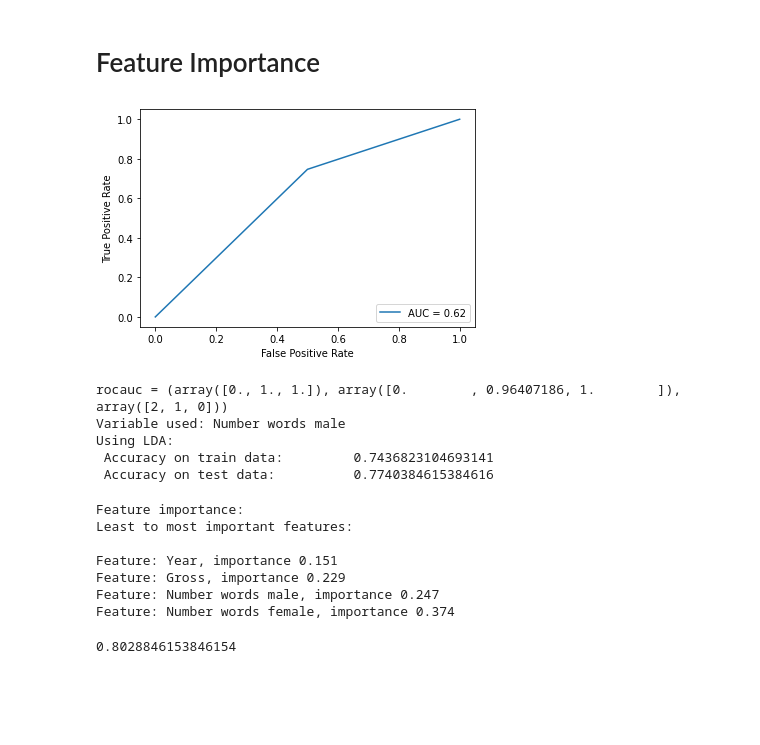
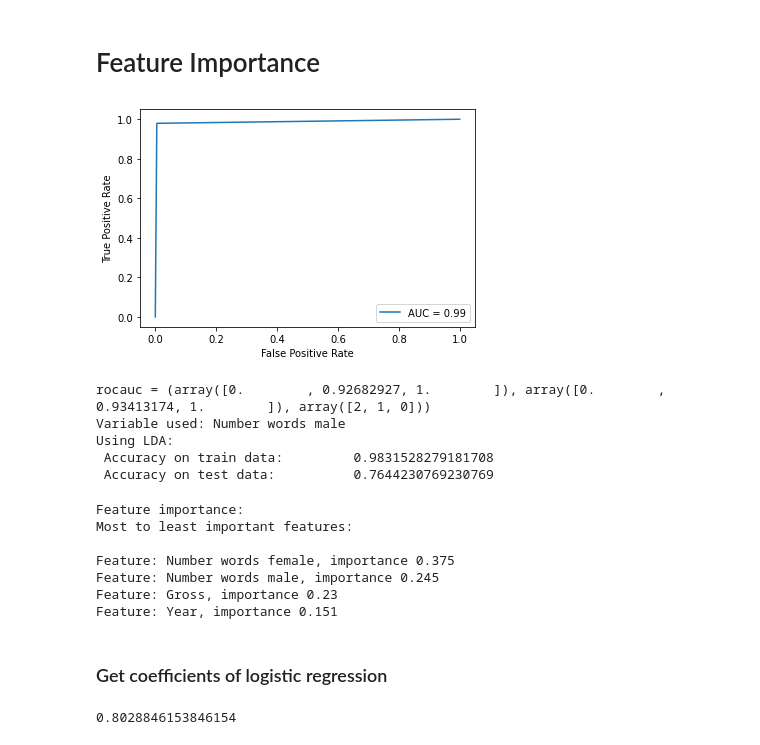
Before and after one commit to GustavFredrikson/Statistical-Machine-Learning, a Jupyter notebook: Mini_Project.ipynb, the cells around one changed output. Drawn from its saved outputs; the diff is of its cells as text; code cells hidden in the pictures; blank space fills up the shorter version.

```diff
--- a/Mini_Project.ipynb
+++ b/Mini_Project.ipynb
@@ -156,11 +142,6 @@ memory usage: 113.8+ KB
 # %% [markdown]
 # Feature Importance
 # %%
-from sklearn.metrics import roc_curve, auc, RocCurveDisplay
-from sklearn.preprocessing import LabelEncoder
-from sklearn.ensemble import RandomForestClassifier
-from sklearn.discriminant_analysis import LinearDiscriminantAnalysis, QuadraticDiscriminantAnalysis
-from sklearn.linear_model import LogisticRegression
 le = LabelEncoder()
 
 test = pd.read_csv("test.csv")
@@ -172,41 +153,42 @@ y_train = train_1["Lead"]
 x_train = train_1.drop(columns=["Lead"])
 x_test = test_1.drop(columns=["Lead"])
 y_test = test_1["Lead"]
 
 le.fit(y_train)
 y_train = le.transform(y_train)
 y_test = le.transform(y_test)
 
-all = ["Number words female", "Number words male", "Year", "Gross"]
+
 i = 1
 cols = all
 
 x_val = x_test[cols]
 X = x_train[cols]
 y = y_train
 
-model = QuadraticDiscriminantAnalysis()
+model = RandomForestClassifier(bootstrap=False, max_depth=110, max_features='auto',
+                               min_samples_leaf=2, min_samples_split=10, n_estimators=800)
 model.fit(X, y)
 
 fpr, tpr, thresholds = roc_curve(model.predict(X), y)
 roc_auc = auc(fpr, tpr)
 
 display = RocCurveDisplay(fpr=fpr, tpr=tpr, roc_auc=roc_auc)
 display.plot()
 plt.show()
 
 print(f"rocauc = {roc_curve(y_test, model.predict(x_val))}")
 
 print(f"Variable used: {all[i]}")
 print(f"Using LDA: \n Accuracy on train data: \t {model.score(X,y)}")
 print(f" Accuracy on test data: \t {model.score(x_val, y_test)} \n\n")
 # %% [output]
-[figure, old version]
+[figure, new version]
-rocauc = (array([0., 1., 1.]), array([0.        , 0.96407186, 1.        ]), array([2, 1, 0]))
+rocauc = (array([0.        , 0.92682927, 1.        ]), array([0.        , 0.93413174, 1.        ]), array([2, 1, 0]))
 Variable used: Number words male
 Using LDA:
- Accuracy on train data:         0.7436823104693141
- Accuracy on test data:          0.7740384615384616
+ Accuracy on train data:         0.9831528279181708
+ Accuracy on test data:          0.7644230769230769
 # %%
 model = RandomForestClassifier(bootstrap=False, max_depth=110, max_features='auto',
                             min_samples_leaf=2, min_samples_split=10, n_estimators=800)
@@ -215,19 +197,21 @@ model.fit(X, y)
 print("Feature importance: ")
 
 lst = list(model.feature_importances_)
-lst.sort()
+lst.sort(reverse=True)
 unsorted = {model.feature_importances_[i]: all[i] for i in range(len(all))}
 sorted = {unsorted[i]: i for i in lst}
 
-print("Least to most important features:\n")
+print("Most to least important features:\n")
 for key, val in sorted.items():
     print(f"Feature: {key}, importance {round(val, 3)}")
 # %% [output]
 Feature importance:
-Least to most important features:
+Most to least important features:
 
+Feature: Number words female, importance 0.375
+Feature: Number words male, importance 0.245
+Feature: Gross, importance 0.23
 Feature: Year, importance 0.151
-Feature: Gross, importance 0.229
-Feature: Number words male, importance 0.247
-Feature: Number words female, importance 0.374
+# %% [markdown]
+### Get coefficients of logistic regression
 # %%
```
Also changed, not shown: parts of 6 cells of this notebook.
